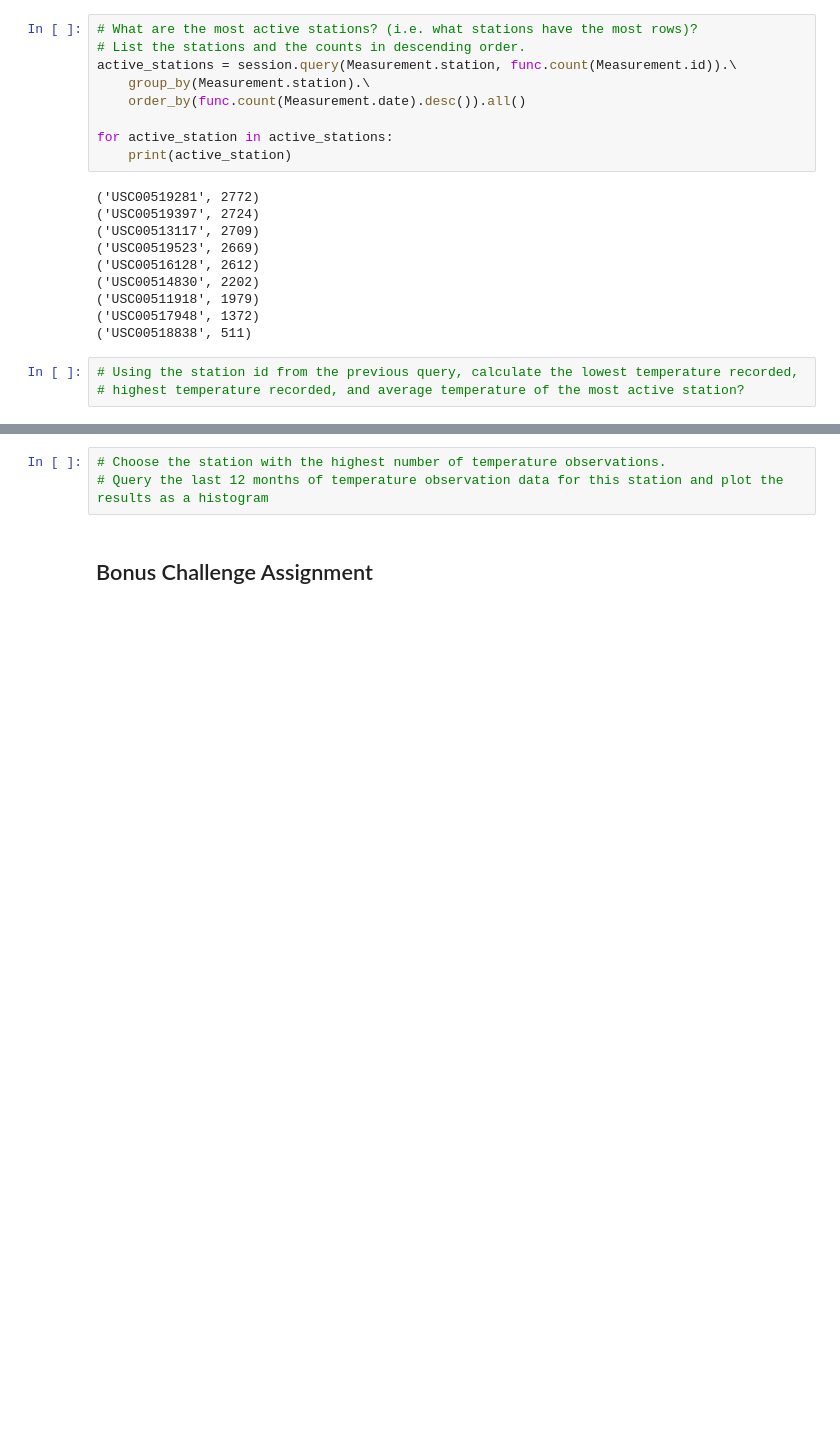
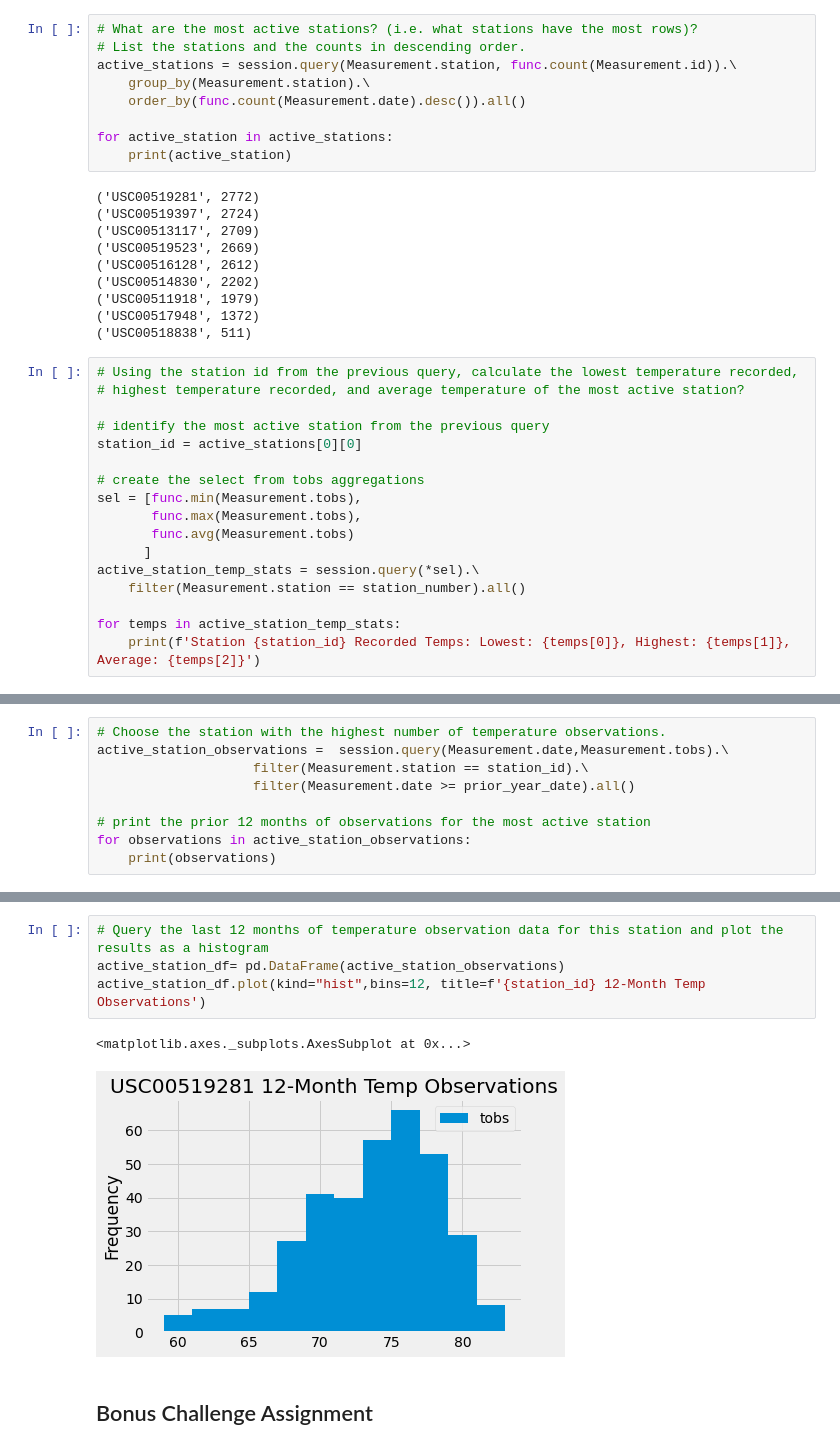
Before and after one commit to zombimaki/sqlalchemy-challenge, a Jupyter notebook: climate.ipynb, the cells around one changed output, grey strips where cells are left out. Saved outputs shown, nothing was run; the diff lists cells and outputs as text; blank space fills up the shorter version.

Commit message:
hist

```diff
--- a/climate.ipynb
+++ b/climate.ipynb
@@ -172,3 +173,17 @@ for active_station in active_stations:
 # %%
 # Using the station id from the previous query, calculate the lowest temperature recorded,
 # highest temperature recorded, and average temperature of the most active station?
+
+# identify the most active station from the previous query
+station_id = active_stations[0][0]
+
+# create the select from tobs aggregations
+sel = [func.min(Measurement.tobs),
+       func.max(Measurement.tobs),
+       func.avg(Measurement.tobs)
+      ]
+active_station_temp_stats = session.query(*sel).\
+    filter(Measurement.station == station_number).all()
+
+for temps in active_station_temp_stats:
+    print(f'Station {station_id} Recorded Temps: Lowest: {temps[0]}, Highest: {temps[1]}, Average: {temps[2]}')
@@ -174,0 +192,9 @@ for active_station in active_stations:
+# %%
+# Choose the station with the highest number of temperature observations.
+active_station_observations =  session.query(Measurement.date,Measurement.tobs).\
+                    filter(Measurement.station == station_id).\
+                    filter(Measurement.date >= prior_year_date).all()
+
+# print the prior 12 months of observations for the most active station
+for observations in active_station_observations:
+    print(observations)
@@ -175,6 +219,10 @@ for active_station in active_stations:
 # %%
-# Choose the station with the highest number of temperature observations.
 # Query the last 12 months of temperature observation data for this station and plot the results as a histogram
+active_station_df= pd.DataFrame(active_station_observations)
+active_station_df.plot(kind="hist",bins=12, title=f'{station_id} 12-Month Temp Observations')
+# %% [output]
+<matplotlib.axes._subplots.AxesSubplot at 0x...>
+[figure, added]
 # %% [markdown]
 ## Bonus Challenge Assignment
 # %%
```
Also changed, not shown: parts of 3 cells of this notebook.
